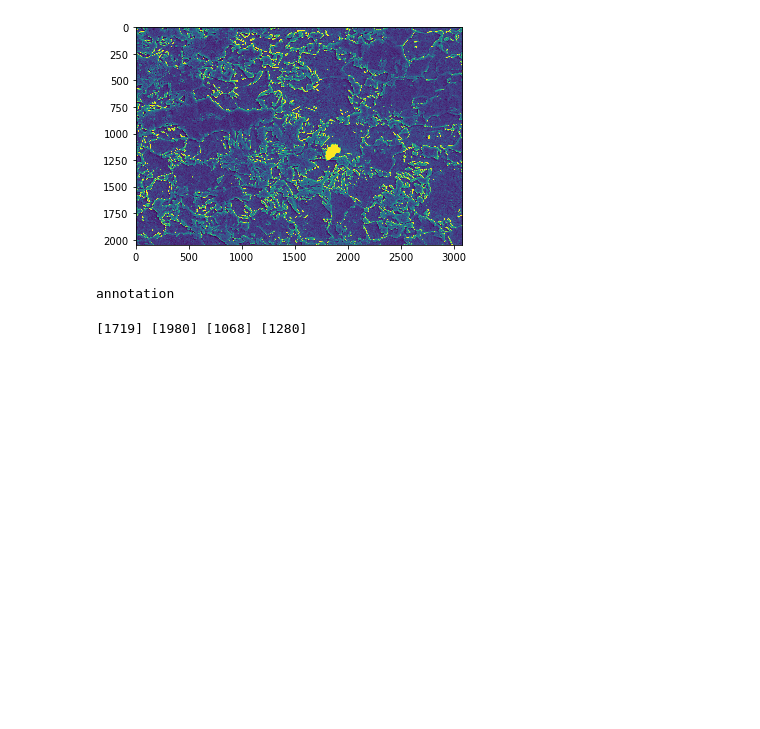
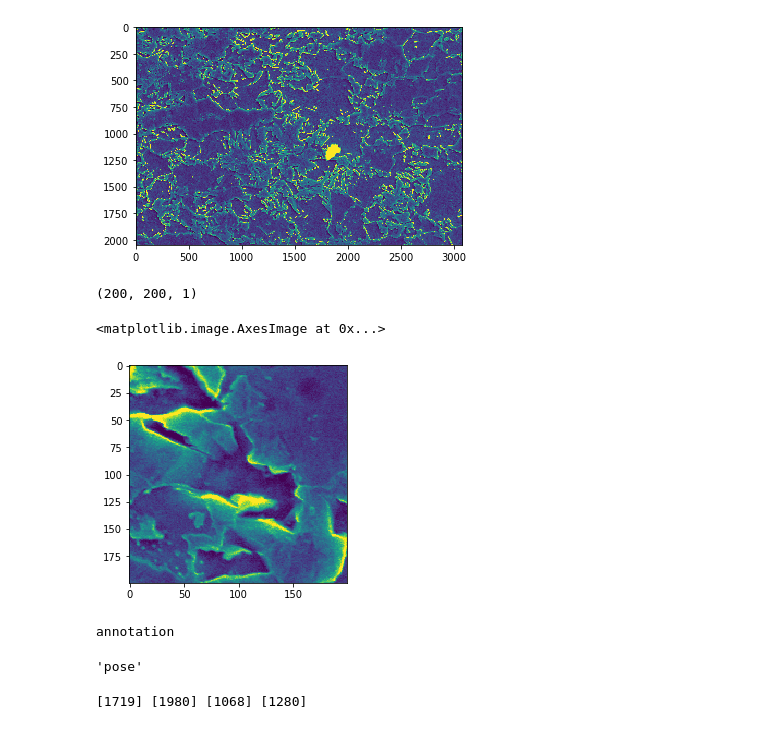
Before and after one commit to TomReclik/CNN-Model, a Jupyter notebook: SEM/ReadSEMtest.ipynb, the cells around one changed output. Drawn from its saved outputs; the diff is of its cells as text; code cells hidden in the pictures; blank space fills up the shorter version.

```diff
--- a/SEM/ReadSEMtest.ipynb
+++ b/SEM/ReadSEMtest.ipynb
@@ -17,6 +19,18 @@ print img.shape
 # %% [output]
 (2048, 3072)
 [figure]
+# %%
+x = np.zeros((200,200,1))
+x[:,:,0] = img[0:200,0:200]
+print x.shape
+a = x[:,:,0]
+# %% [output]
+(200, 200, 1)
+# %%
+plt.imshow(a)
+# %% [output]
+<matplotlib.image.AxesImage at 0x...>
+[figure, added]
 # %%
 PATH_XML = "/home/tom/Data/LabeledDamages/CFK_def13_rep_1_2017-08-31/ETD__1_1-1.xml"
 tree = ET.parse(PATH_XML)
@@ -25,6 +39,10 @@ root = tree.getroot()
 print(root.tag)
 # %% [output]
 annotation
+# %%
+root[6][1].tag
+# %% [output]
+'pose'
 # %%
 xmin = []
 xmax = []
```
Also changed, not shown: parts of 2 cells of this notebook, 4 other files.
